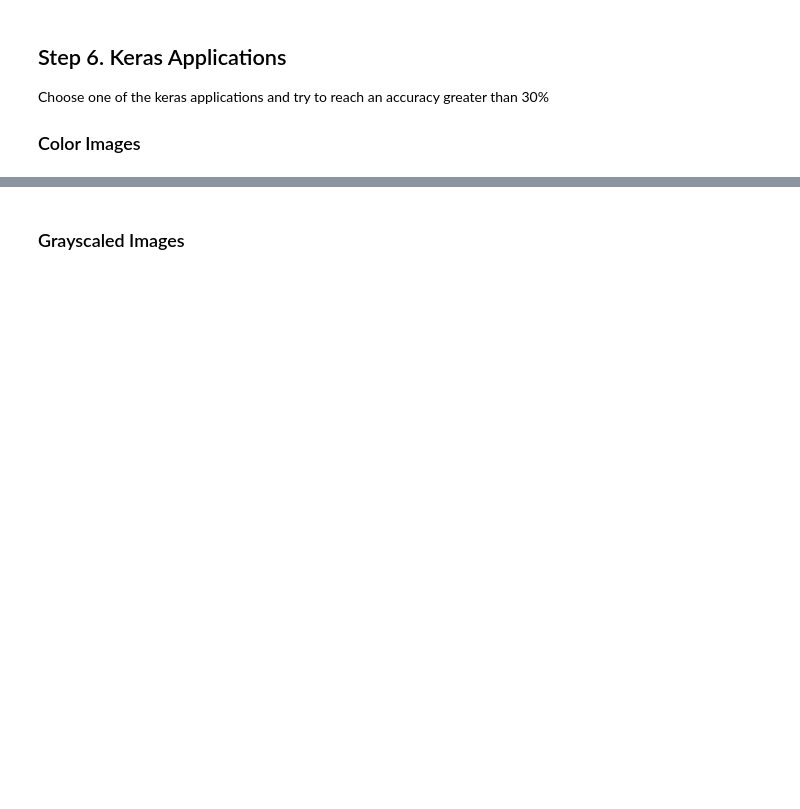
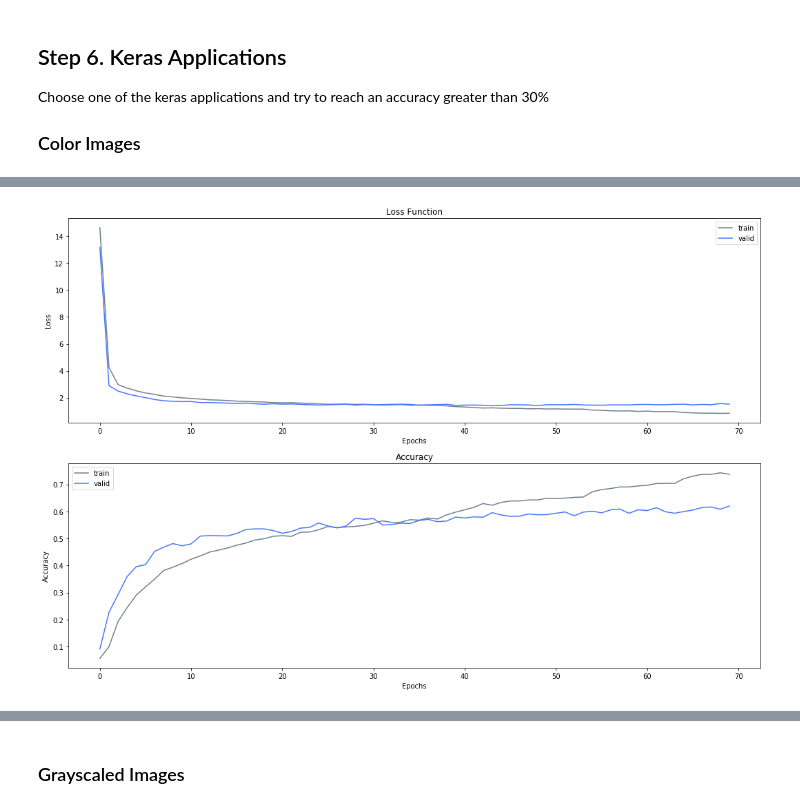
Before and after one commit to OlgaBelitskaya/deep_learning_projects, a Jupyter notebook: DL_PP2/DL_PP2_Solutions_V2.ipynb, the cells around one changed output, grey strips where cells are left out. Drawn from its saved outputs; the diff is of its cells as text; code cells hidden in the pictures; blank space fills up the shorter version.

```diff
--- a/DL_PP2/DL_PP2_Solutions_V2.ipynb
+++ b/DL_PP2/DL_PP2_Solutions_V2.ipynb
@@ -1007,9 +1034,17 @@ iv3_model = iv3_model()
+# %%
+hide_code
+# Create callbacks
+vgg16_checkpointer = ModelCheckpoint(filepath='weights.best.vgg16.hdf5',
+                                     verbose=2,save_best_only=True)
+
+vgg16_lr_reduction = ReduceLROnPlateau(monitor='val_loss',
+                                       patience=10,verbose=2,factor=0.8)
 # %%
 hide_code
 # Fit the model
-iv3_checkpointer = ModelCheckpoint(filepath='weights.best.iv3.hdf5',
-                                     verbose=2, save_best_only=True)
-iv3_history = iv3_model.fit(x_train_bn, y_train,
-                            validation_data=(x_valid_bn, y_valid),
-                            epochs=50, batch_size=64,
-                            callbacks=[iv3_checkpointer], verbose=0);
+vgg16_history = vgg16_model.fit(x_train_bn,y_train,
+                                validation_data=(x_valid_bn, y_valid),
+                                epochs=70, batch_size=128,
+                                callbacks=[vgg16_checkpointer,
+                                           vgg16_lr_reduction],
+                                verbose=0);
@@ -1016,7 +1069,9 @@ iv3_history = iv3_model.fit(x_train_bn, y_train,
 # %%
 hide_code
 # Plot the training history
-history_plot(iv3_history, 0)
+history_plot(vgg16_history, 0)
+# %% [output]
+[figure, added]
 # %%
 hide_code
 # Load the model with the best validation accuracy
```
Also changed, not shown: parts of 24 cells of this notebook.
